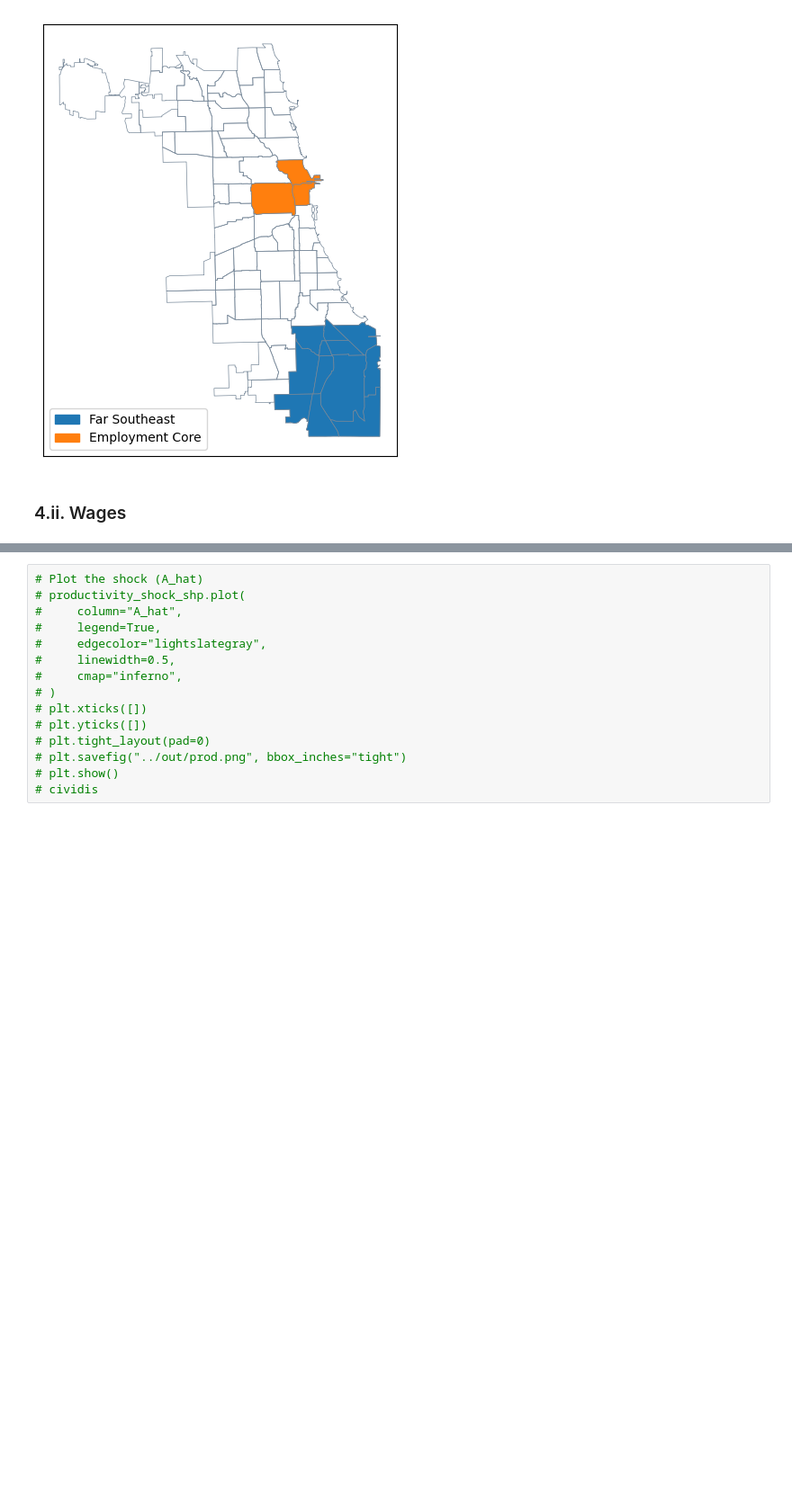
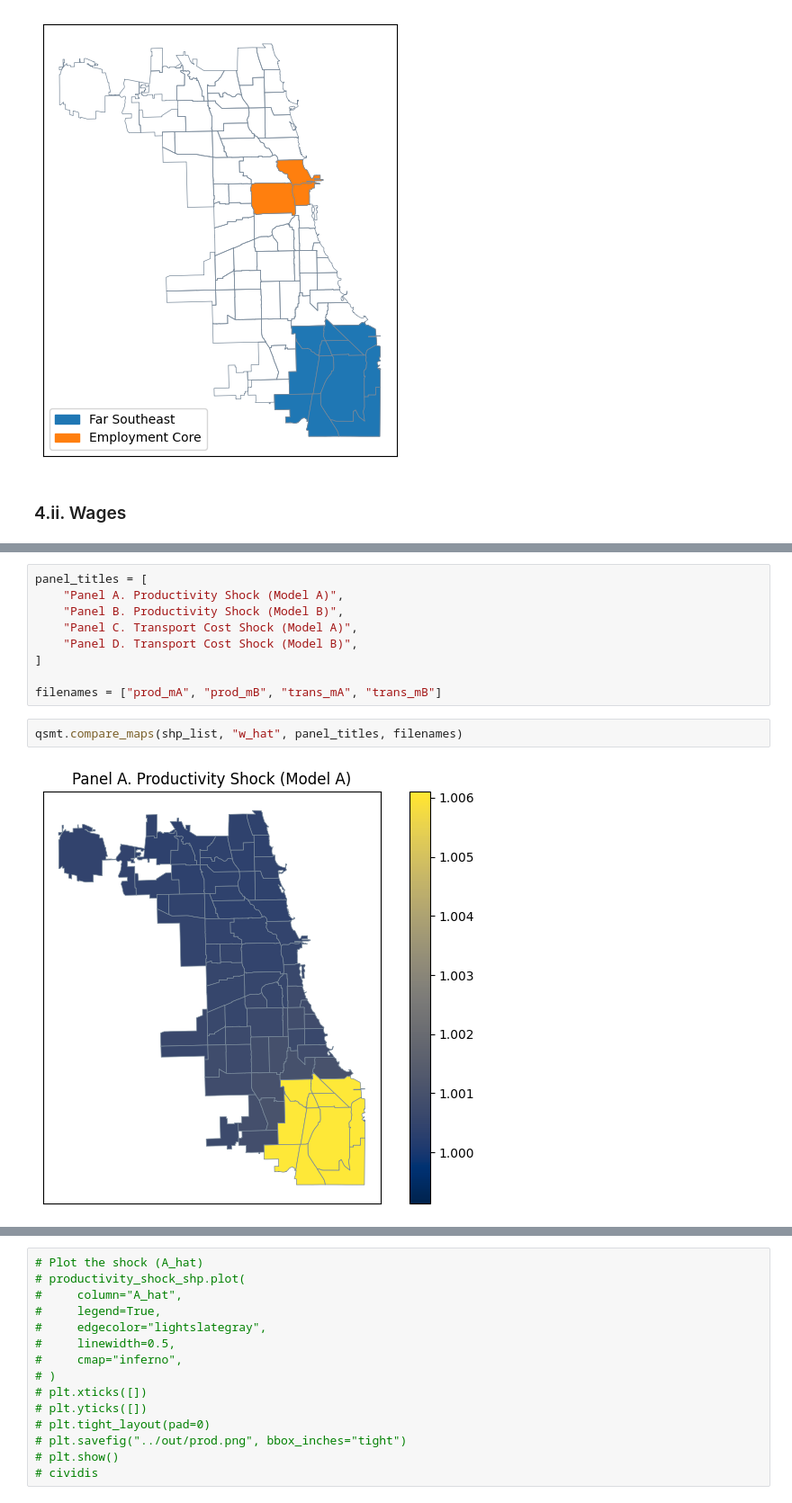
Before and after one commit to connachermurphy/qsm-chicago, a Jupyter notebook: analysis/qsm_implementation.ipynb, the cells around one changed output, grey strips where cells are left out. Shown: that part at 90% size. Saved outputs shown, nothing was run; the diff lists cells and outputs as text; blank space fills up the shorter version.

Commit message:
Add plot comparison function

```diff
--- a/analysis/qsm_implementation.ipynb
+++ b/analysis/qsm_implementation.ipynb
@@ -364,0 +352,13 @@ for i in range(len(shp_list)):
+# %%
+panel_titles = [
+    "Panel A. Productivity Shock (Model A)",
+    "Panel B. Productivity Shock (Model B)",
+    "Panel C. Transport Cost Shock (Model A)",
+    "Panel D. Transport Cost Shock (Model B)",
+]
+
+filenames = ["prod_mA", "prod_mB", "trans_mA", "trans_mB"]
+# %%
+qsmt.compare_maps(shp_list, "w_hat", panel_titles, filenames)
+# %% [output]
+[figure, added]
```
Also changed, not shown: parts of 2 cells of this notebook, 6 other files.
